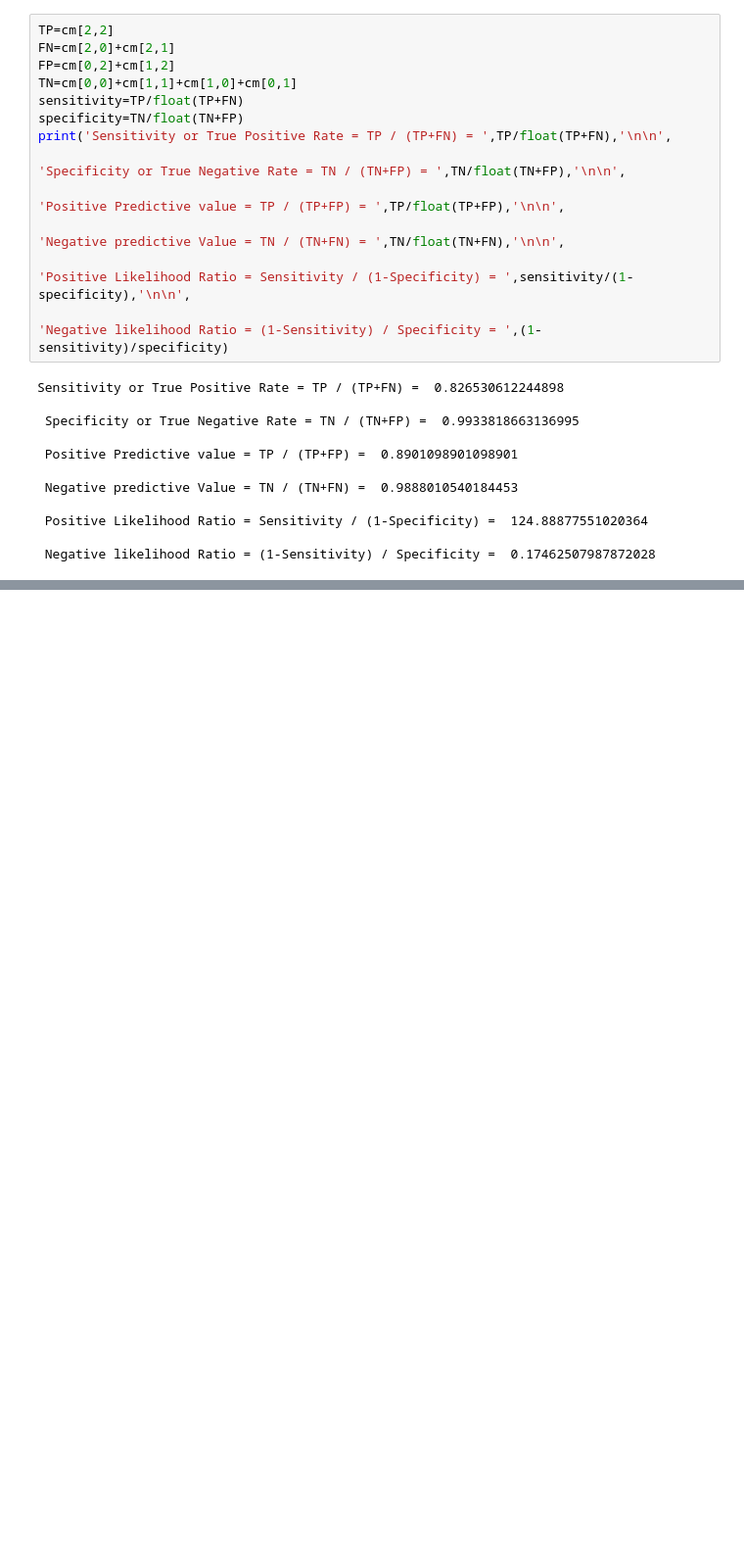
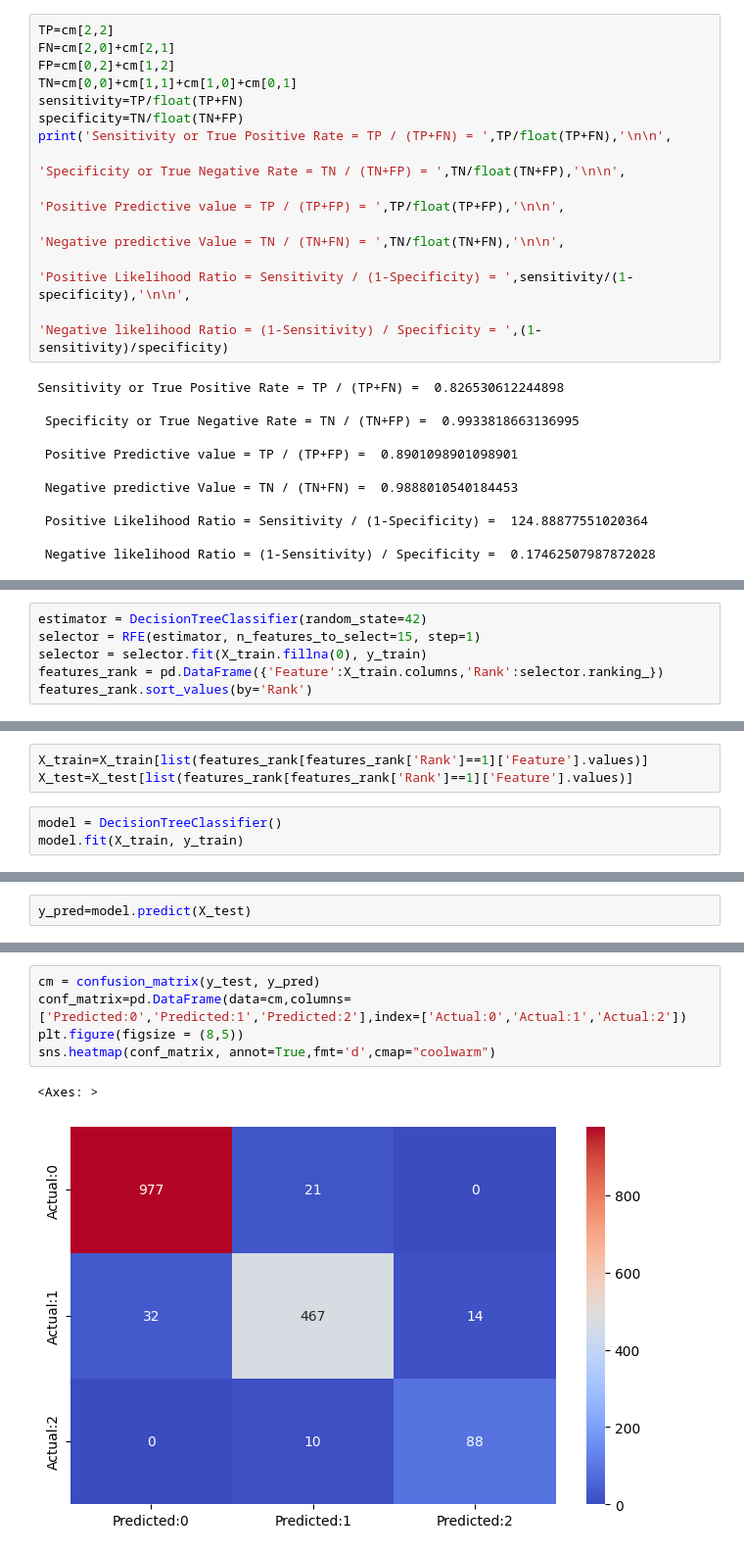
Before and after one commit to Akarshan-Jaiswal/Project_ALBA, a Jupyter notebook: notebooks/Decision_Tree_Jaga.ipynb, the cells around one changed output, grey strips where cells are left out. Shown at 98% size. Drawn from its saved outputs; the diff is of its cells as text; blank space fills up the shorter version.

Commit message:
Update Decision Tree
Applied RFE(Recursive Feature Elimination).
Plotted confusion matrix and showed other evaluation matrix
Also showed performance of model on unseen validation data

```diff
--- a/notebooks/Decision_Tree_Jaga.ipynb
+++ b/notebooks/Decision_Tree_Jaga.ipynb
@@ -336,0 +346,6 @@ Sensitivity or True Positive Rate = TP / (TP+FN) =  0.826530612244898
+# %%
+estimator = DecisionTreeClassifier(random_state=42)
+selector = RFE(estimator, n_features_to_select=15, step=1)
+selector = selector.fit(X_train.fillna(0), y_train)
+features_rank = pd.DataFrame({'Feature':X_train.columns,'Rank':selector.ranking_})
+features_rank.sort_values(by='Rank')
@@ -336,0 +370,6 @@ Sensitivity or True Positive Rate = TP / (TP+FN) =  0.826530612244898
+# %%
+X_train=X_train[list(features_rank[features_rank['Rank']==1]['Feature'].values)]
+X_test=X_test[list(features_rank[features_rank['Rank']==1]['Feature'].values)]
+# %%
+model = DecisionTreeClassifier()
+model.fit(X_train, y_train)
@@ -336,0 +378,2 @@ Sensitivity or True Positive Rate = TP / (TP+FN) =  0.826530612244898
+# %%
+y_pred=model.predict(X_test)
@@ -336,0 +392,8 @@ Sensitivity or True Positive Rate = TP / (TP+FN) =  0.826530612244898
+# %%
+cm = confusion_matrix(y_test, y_pred)
+conf_matrix=pd.DataFrame(data=cm,columns=['Predicted:0','Predicted:1','Predicted:2'],index=['Actual:0','Actual:1','Actual:2'])
+plt.figure(figsize = (8,5))
+sns.heatmap(conf_matrix, annot=True,fmt='d',cmap="coolwarm")
+# %% [output]
+<Axes: >
+[figure, added]
```
Also changed, not shown: parts of 11 cells of this notebook.
